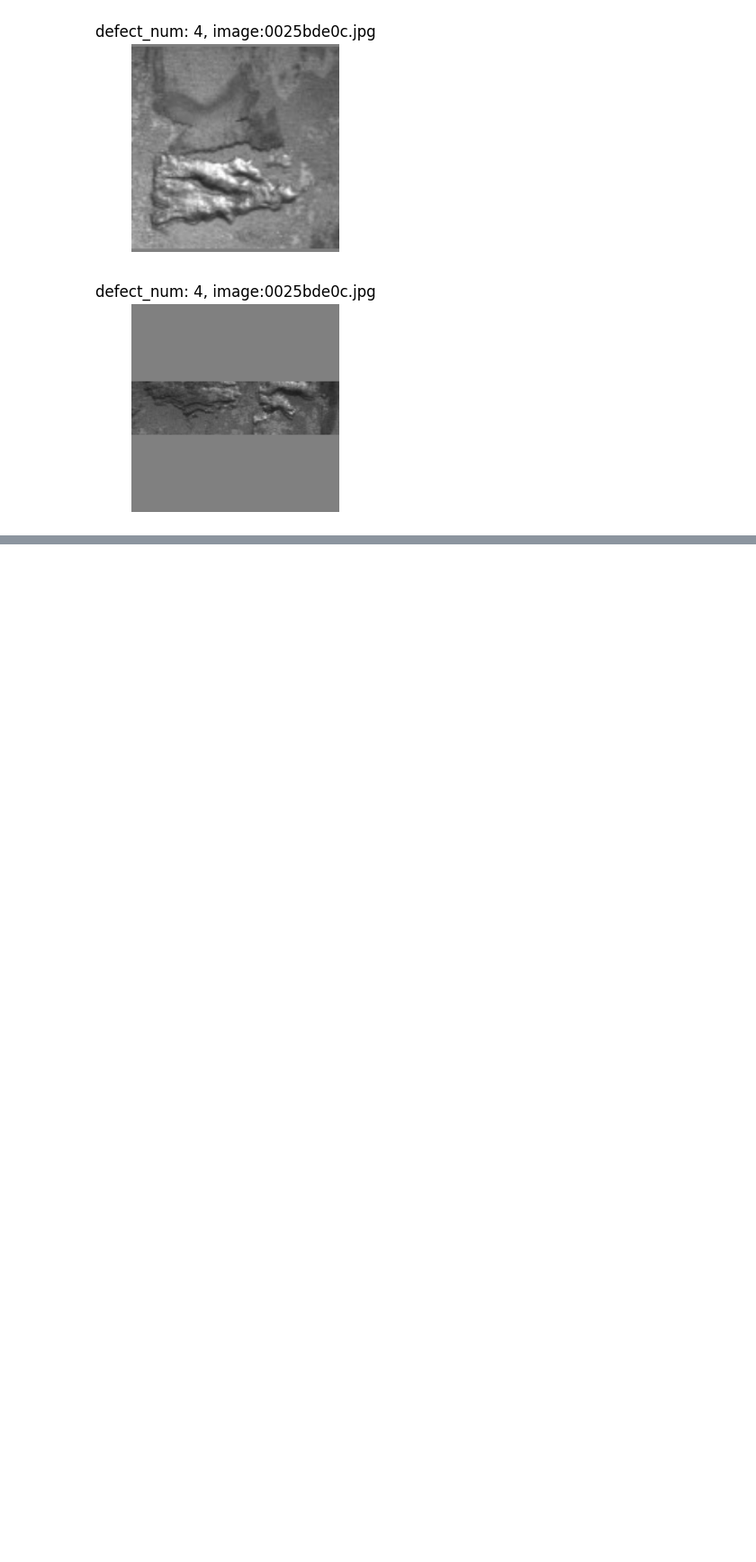
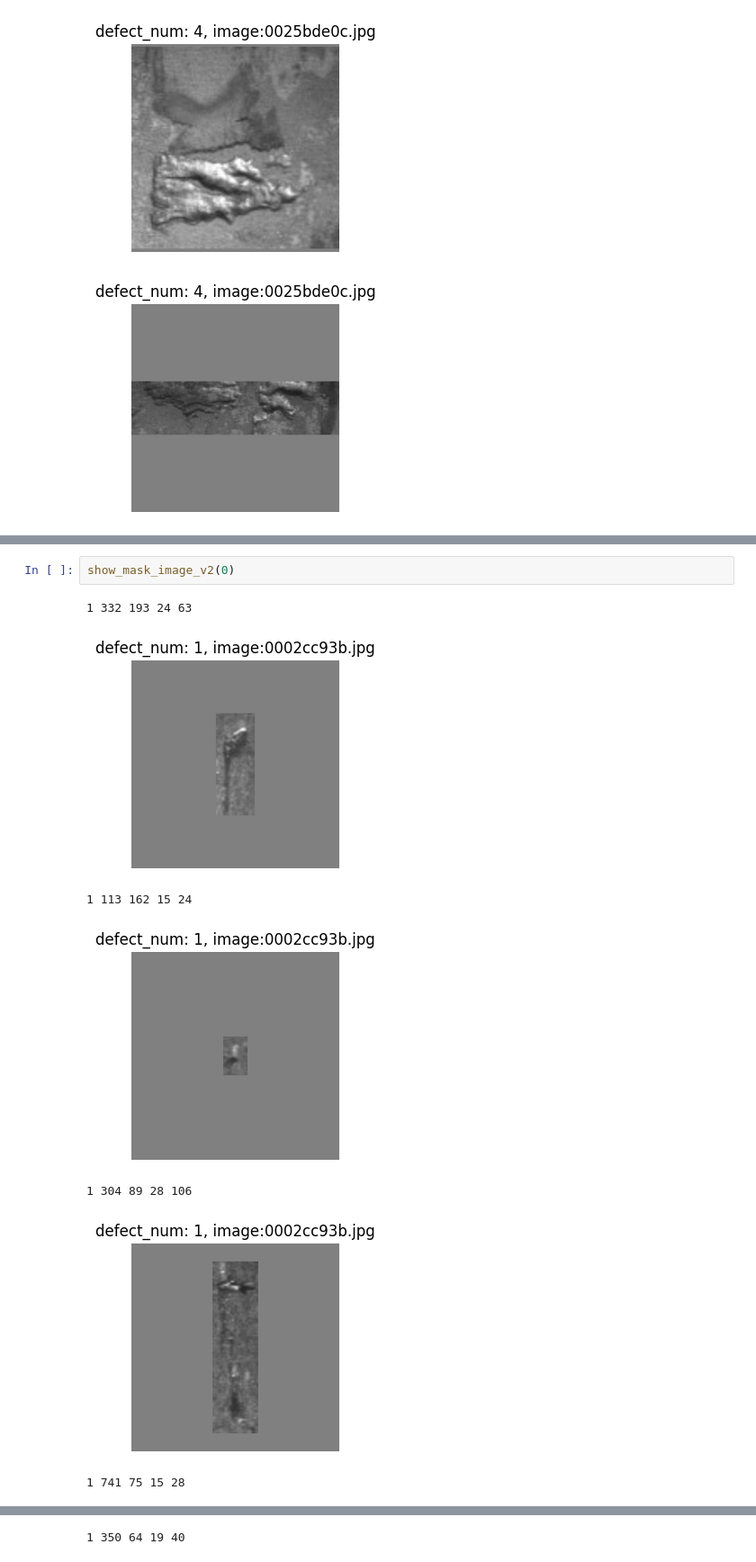
Before and after one commit to June222/capstone-2023-1-02, a Jupyter notebook: AI/Data-preprocessing/data_preprocessing_V3.ipynb, the cells around one changed output, grey strips where cells are left out. Shown at 90% size. Drawn from its saved outputs; the diff is of its cells as text; blank space fills up the shorter version.

```diff
--- a/AI/Data-preprocessing/data_preprocessing_V3.ipynb
+++ b/AI/Data-preprocessing/data_preprocessing_V3.ipynb
@@ -196,0 +271,10 @@ show_mask_image_v1(5)
+# %%
+show_mask_image_v2(0)
+# %% [output]
+1 332 193 24 63
+[figure, added]
+1 113 162 15 24
+[figure, added]
+1 304 89 28 106
+[figure, added]
+1 741 75 15 28
@@ -196,0 +282 @@ show_mask_image_v1(5)
+1 350 64 19 40
```
Also changed, not shown: parts of 6 cells of this notebook.
